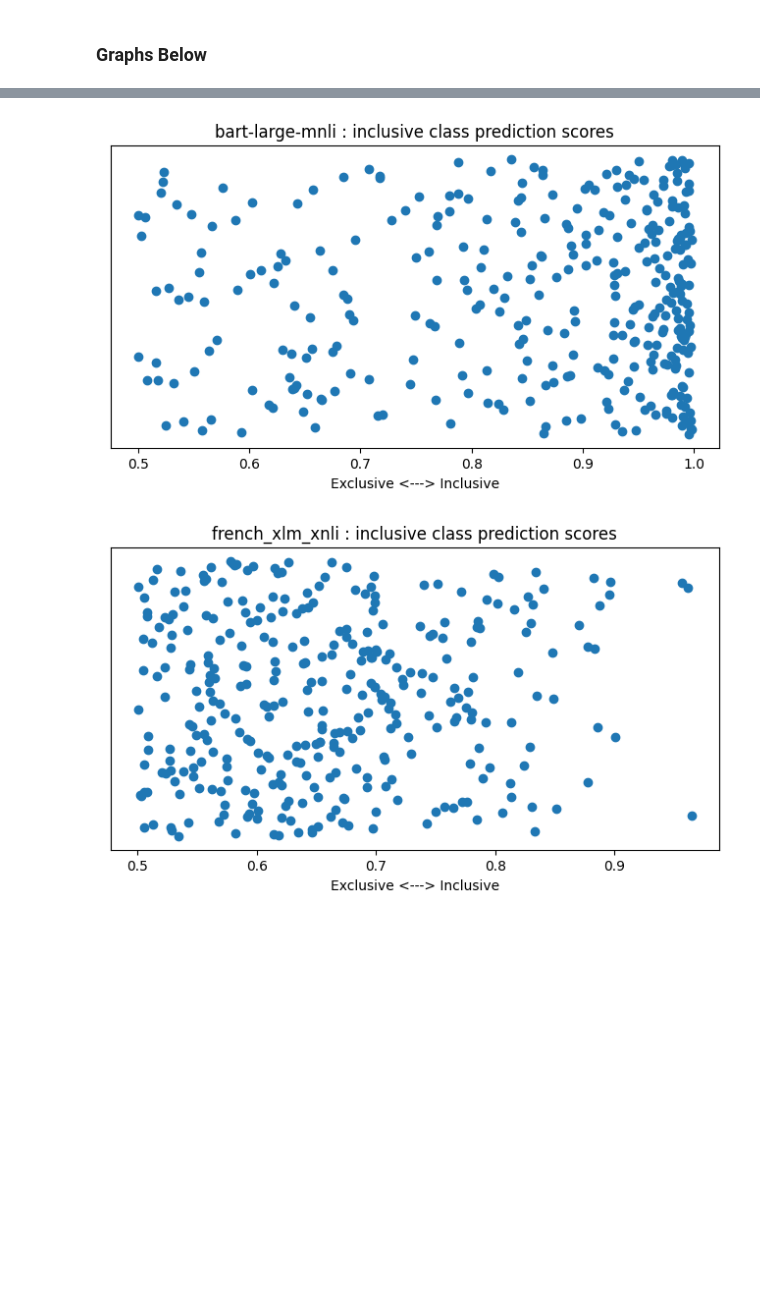
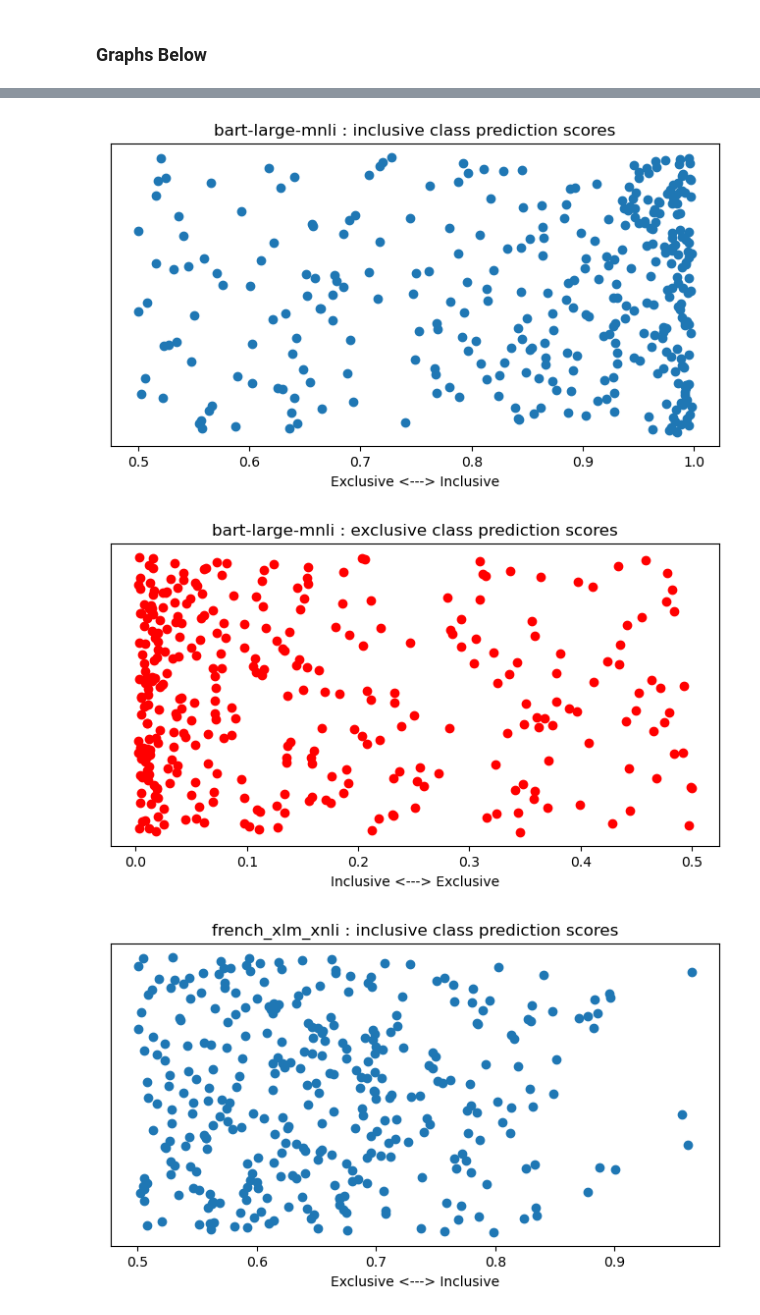
Before and after one commit to BeToast/Racially-Exclusive-Speech-Detection, a Jupyter notebook: coreCode/pre_or_post/graph_results.ipynb, the cells around one changed output, grey strips where cells are left out. Cells and saved outputs as stored; diff of their text form; code cells hidden in the pictures; blank space fills up the shorter version.

```diff
--- a/coreCode/pre_or_post/graph_results.ipynb
+++ b/coreCode/pre_or_post/graph_results.ipynb
@@ -17,9 +17,24 @@ def inclusive_prediction_scores(model_name):
   ax.set_xlabel('Exclusive <---> Inclusive')
   ax.yaxis.set_major_locator(mpl.ticker.NullLocator())
   ax.plot(list(bart_large_mnli['inclusive']), np.arange(0,len(bart_large_mnli['inclusive'])), 'o')
+# %%
+def exclusive_prediction_scores(model_name):
+  result_path = "../../results/"+model_name+".csv"
+  bart_large_mnli=pd.read_csv(result_path).sample(frac=1)
+  fig, ax = plt.subplots(figsize=(8, 4))
+  ax.set_title(model_name+' : exclusive class prediction scores')
+  ax.set_xlabel('Inclusive <---> Exclusive')
+  ax.yaxis.set_major_locator(mpl.ticker.NullLocator())
+  ax.plot(list(bart_large_mnli['exclusive']), np.arange(0,len(bart_large_mnli['exclusive'])), 'o', color='red')
+
+  exclusive = list(bart_large_mnli['exclusive'])
+  exclusive.sort()
+  print(exclusive)
 # %% [markdown]
 ### Graphs Below
 # %%
 inclusive_prediction_scores("bart-large-mnli")
+exclusive_prediction_scores("bart-large-mnli")
 inclusive_prediction_scores("french_xlm_xnli")
+exclusive_prediction_scores("french_xlm_xnli")
 # %% [output]
@@ -26,2 +43,3 @@ inclusive_prediction_scores("french_xlm_xnli")
-[figure, old version]
+[figure, new version]
-[figure, old version]
+[figure, new version]
+[figure, added]
```
Also changed, not shown: parts of 1 cell of this notebook, 12 other files.
